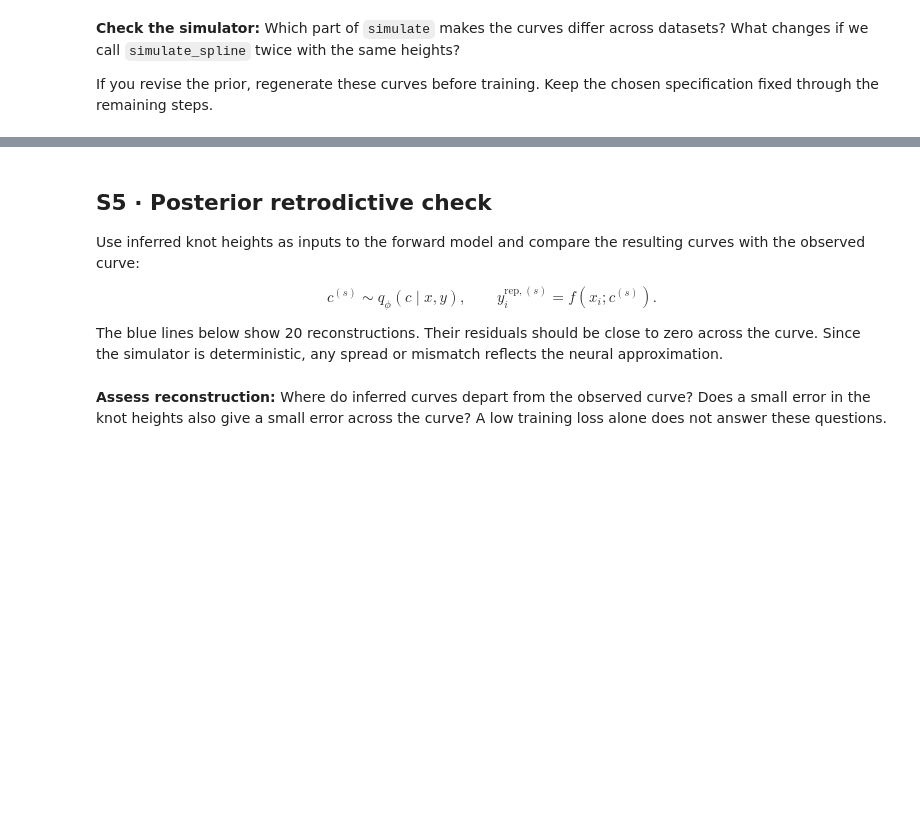
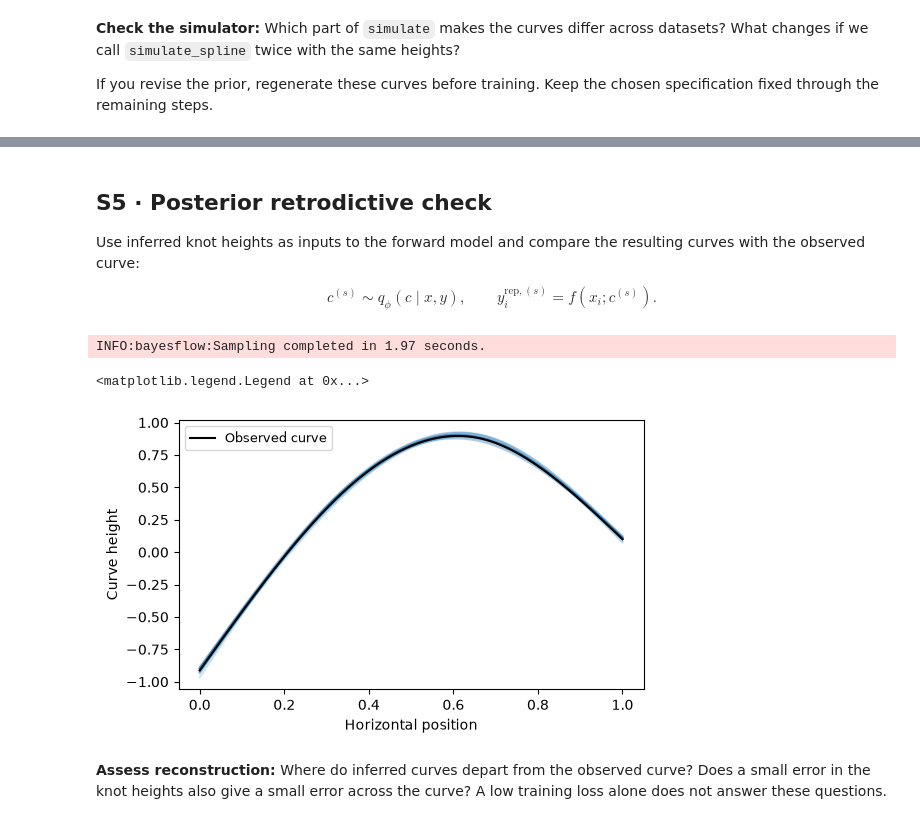
Before and after one commit to jerrymhuang/bayesflow-workshop, a Jupyter notebook: bayesflow_intro.ipynb, the cells around one changed output, grey strips where cells are left out. Drawn from its saved outputs; the diff is of its cells as text; code cells hidden in the pictures; blank space fills up the shorter version.

```diff
--- a/bayesflow_intro.ipynb
+++ b/bayesflow_intro.ipynb
@@ -136,4 +133,7 @@ interface. With `is_batched=True`, one call generates a whole batch.
 
 `simulator.sample(8)` requests eight curves, each with its own knot heights.
 Once the heights are drawn, the curve is deterministic.
+# %%
+# Define the nominal height variance
+HEIGHT_SD = 0.5
 # %%
@@ -254,9 +238,6 @@ tell us whether this training budget is sufficient.
 # %%
-history = workflow.fit_online(
-    epochs=50,
-    num_batches_per_epoch=100,
-    batch_size=32,
-    validation_data=100
-)
+# Train the neural estimator using online training. Use 50 epochs, 100 batches per epoch, and a batch size of 32. Use 100 validation samples.
+# Your code here
+history = None
 # %% [output]
 INFO:bayesflow:Fitting on dataset instance of OnlineDataset.
@@ -278,29 +277,23 @@ resulting curves with the observed curve:
 
 $$c^{(s)}\sim q_\phi(c\mid x,y),\qquad
  y_i^{\mathrm{rep},(s)}=f(x_i;c^{(s)}).$$
-
-The blue lines below show 20 reconstructions. Their residuals should be close
-to zero across the curve. Since the simulator is deterministic, any spread
-or mismatch reflects the neural approximation.
 # %%
 posterior_draws = workflow.sample(
     num_samples=20,
     conditions={"observations": observed["observations"]},
 )["heights"][0]
 replicated_curves = simulate_spline(posterior_draws)
 x_observed, y_observed = observed["observations"][0].T
 
-fig, axes = plt.subplots(1, 2, figsize=(11, 3.5))
-axes[0].plot(x_grid, replicated_curves.T, color="C0", alpha=0.2)
-axes[0].plot(x_observed, y_observed, color="black", label="Observed curve")
-axes[0].set(xlabel="Horizontal position", ylabel="Curve height")
-axes[0].legend(fontsize=9)
-
-axes[1].axhline(0, color="0.5", linewidth=1)
-axes[1].plot(x_grid, (replicated_curves - y_observed).T, color="C0", alpha=0.2)
-axes[1].set(xlabel="Horizontal position", ylabel="Reconstruction residual")
-fig.tight_layout()
-plt.show()
+fig, ax = plt.subplots(1, 1, figsize=(6, 3.5))
+ax.plot(x_grid, replicated_curves.T, color="C0", alpha=0.2)
+ax.plot(x_observed, y_observed, color="black", label="Observed curve")
+ax.set(xlabel="Horizontal position", ylabel="Curve height")
+ax.legend(fontsize=9)
+# %% [output]
+INFO:bayesflow:Sampling completed in 1.97 seconds.
+<matplotlib.legend.Legend at 0x...>
+[figure, added]
 # %% [markdown]
 **Assess reconstruction:** Where do inferred curves depart from the observed
 curve? Does a small error in the knot heights also give a small error across
```
Also changed, not shown: parts of 15 cells of this notebook.
